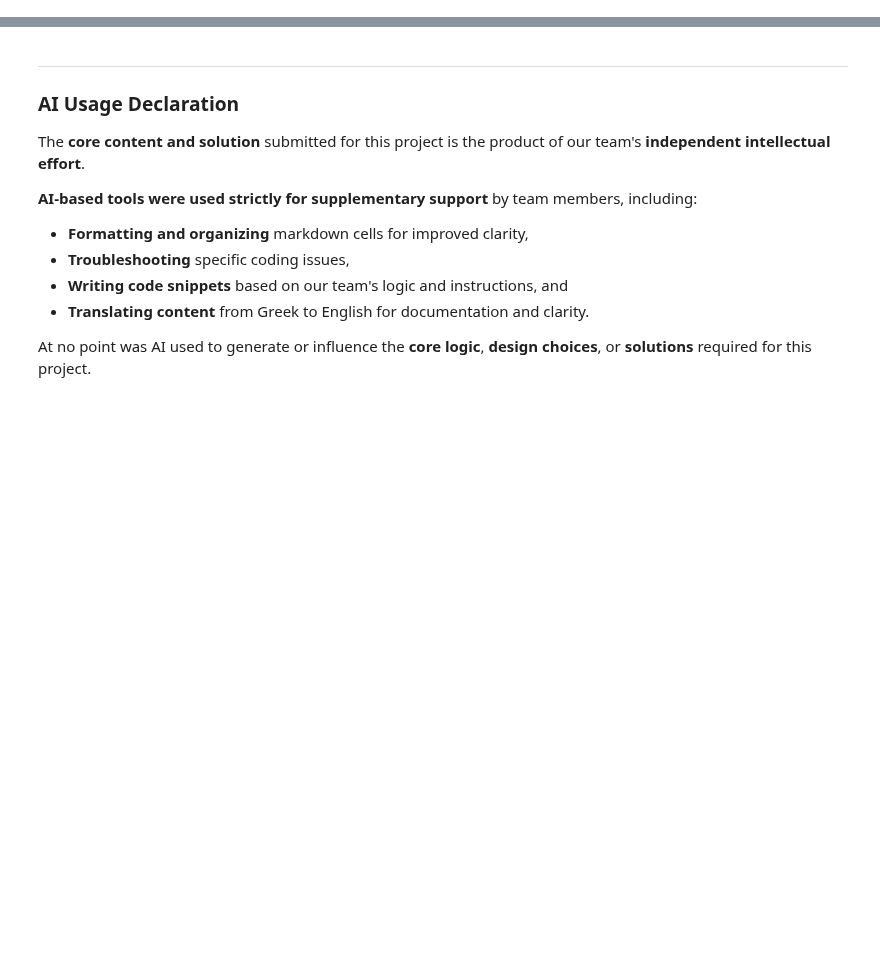
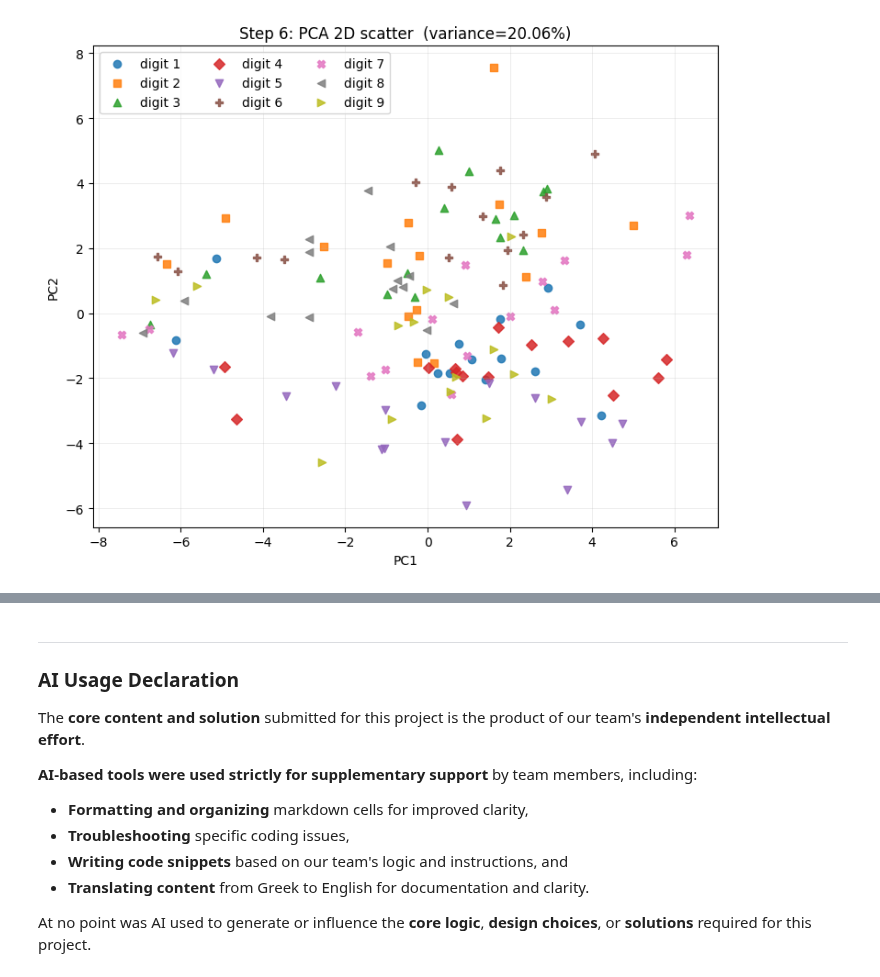
Before and after one commit to ntua-el21026/NTUA-Pattern_Recognition, a Jupyter notebook: lab/ex1/patrec1_03121026_03121023.ipynb, the cells around one changed output, grey strips where cells are left out. Drawn from its saved outputs; the diff is of its cells as text; code cells hidden in the pictures; blank space fills up the shorter version.

```diff
--- a/lab/ex1/patrec1_03121026_03121023.ipynb
+++ b/lab/ex1/patrec1_03121026_03121023.ipynb
@@ -705,0 +769,96 @@ Utterances: 133, Feature dimension: 78 (expected 78)
+# %%
+# ==============================================================
+# Step 6 — PCA dimensionality reduction (2D & 3D) and scatter plots
+# (polished: deterministic PCA solver, extra safety checks)
+# ==============================================================
+
+import numpy as np
+import matplotlib.pyplot as plt
+from mpl_toolkits.mplot3d import Axes3D  # noqa: F401
+from sklearn.decomposition import PCA
+from sklearn.preprocessing import StandardScaler
+
+# ---- Ensure utterance-level 78-D vectors exist (from Step 5); otherwise build them. ----
+if 'X_stats' not in globals():
+    if 'feats39_seqs' not in globals():
+        # Build 39-D frame features if missing (uses Step-3 function)
+        mfcc_seqs, delta_seqs, delta2_seqs, feats39_seqs = extract_mfcc_and_deltas(wavs, Fs)
+
+    def aggregate_mean_std(seqs):
+        """Aggregate each (T, 39) sequence to a (78,) vector = [means(39) | stds(39)]."""
+        X = []
+        for F in seqs:                   # F: (T, 39)
+            mu = F.mean(axis=0)          # (39,)
+            sd = F.std(axis=0, ddof=0)   # (39,)
+            X.append(np.hstack([mu, sd]))# (78,)
+        return np.asarray(X)             # (N, 78)
+
+    X_stats = aggregate_mean_std(feats39_seqs)   # (N, 78)
+    y_labels = np.asarray(y_num)                 # (N,)
+    speakers_arr = np.asarray(speakers)
+
+# Basic safety: shape should be (N, 78).
+assert X_stats.ndim == 2 and X_stats.shape[1] == 78, "Expected (N, 78) utterance-level features."
+
+# ------------------------------------------------------------------
+# Standardize features before PCA (zero mean / unit variance per dim)
+# NOTE: For visualization/exploration Step 6, fitting on ALL data is fine.
+#       If PCA becomes part of a classification pipeline, fit on TRAIN only.
+# ------------------------------------------------------------------
+scaler = StandardScaler()
+X_std = scaler.fit_transform(X_stats)
+
+# ------------------------------------------------------------------
+# PCA fit (3 comps). Use a deterministic solver; 'full' is exact SVD.
+# ------------------------------------------------------------------
+pca = PCA(n_components=3, svd_solver="full")  # random_state not used by 'full'
+X_pca_3d = pca.fit_transform(X_std)           # (N, 3)
+X_pca_2d = X_pca_3d[:, :2]                    # (N, 2)
+
+# Report explained variance
+evr = pca.explained_variance_ratio_           # (3,)
+print("Explained variance ratio per component (PC1..PC3):", evr)
+print(f"Cumulative (2D): {evr[:2].sum():.4f}")
+print(f"Cumulative (3D): {evr[:3].sum():.4f}")
+
+# ------------------------------------------------------------------
+# 2D scatter (PC1 vs PC2)
+# ------------------------------------------------------------------
+digits_unique = sorted(np.unique(y_labels).astype(int))
+markers = ['o', 's', '^', 'D', 'v', 'P', 'X', '<', '>']  # 9 markers
+plt.figure(figsize=(7.6, 6.2))
+for i, d in enumerate(digits_unique):
+    sel = (y_labels == d)
+    plt.scatter(
+        X_pca_2d[sel, 0], X_pca_2d[sel, 1],
+        marker=markers[i % len(markers)],
+        s=36, alpha=0.85, label=f"digit {d}"
+    )
+plt.xlabel("PC1")
+plt.ylabel("PC2")
+plt.title(f"Step 6: PCA 2D scatter  (variance={evr[:2].sum():.2%})")
+plt.legend(ncol=3, frameon=True)
+plt.grid(True, linewidth=0.4, alpha=0.4)
+plt.tight_layout()
+plt.show()
+
+print()  # empty line
+
+# ------------------------------------------------------------------
+# 3D scatter (PC1, PC2, PC3)
+# ------------------------------------------------------------------
+fig = plt.figure(figsize=(8.2, 6.6), constrained_layout=True)
+ax = fig.add_subplot(111, projection='3d')
+for i, d in enumerate(digits_unique):
+    sel = (y_labels == d)
+    ax.scatter(
+        X_pca_3d[sel, 0], X_pca_3d[sel, 1], X_pca_3d[sel, 2],
+        marker=markers[i % len(markers)], s=28, alpha=0.85, label=f"digit {d}"
+    )
+ax.set_xlabel("PC1")
+ax.set_ylabel("PC2")
+ax.set_zlabel("PC3")
+ax.set_title(f"Step 6: PCA 3D scatter  (variance={evr[:3].sum():.2%})")
+ax.legend(loc="upper left", bbox_to_anchor=(1.02, 1.0))
+plt.show()
+# %% [output]
@@ -705,0 +868 @@ Utterances: 133, Feature dimension: 78 (expected 78)
+[figure, added]
```
Also changed, not shown: parts of 25 cells of this notebook, 20 other files.
